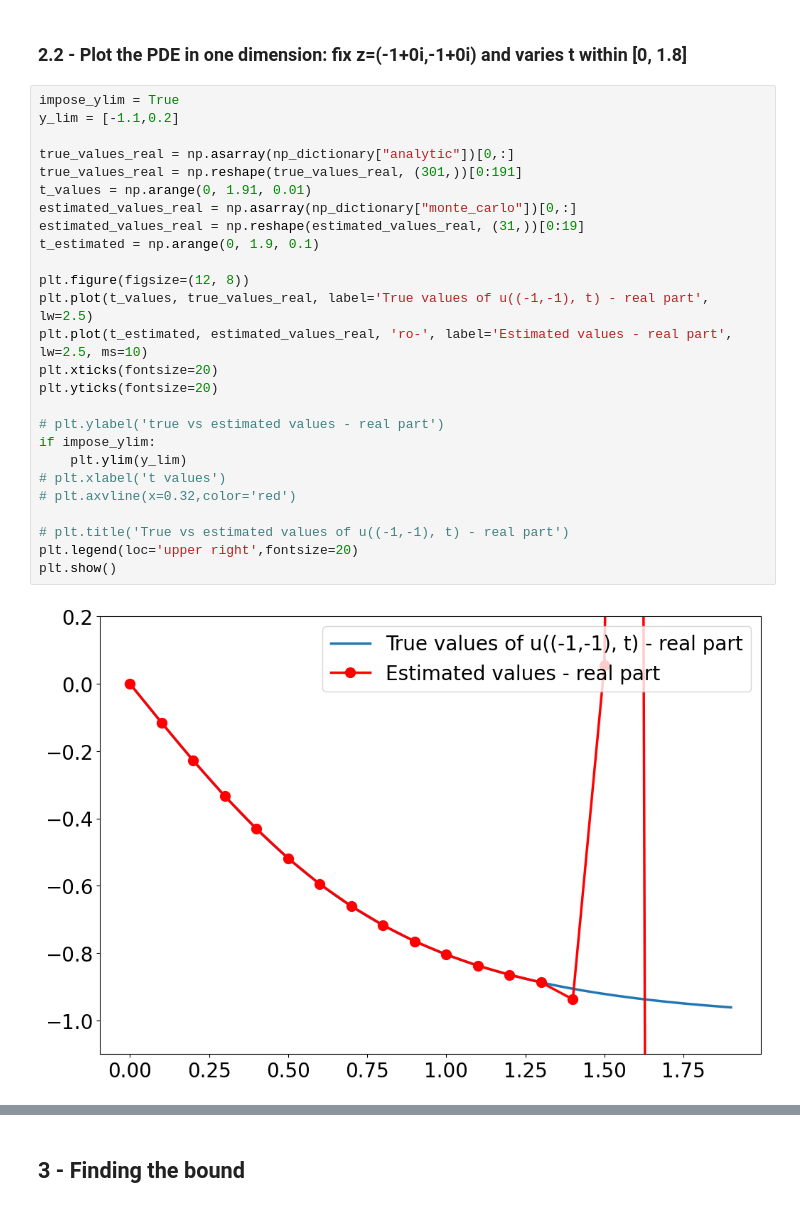
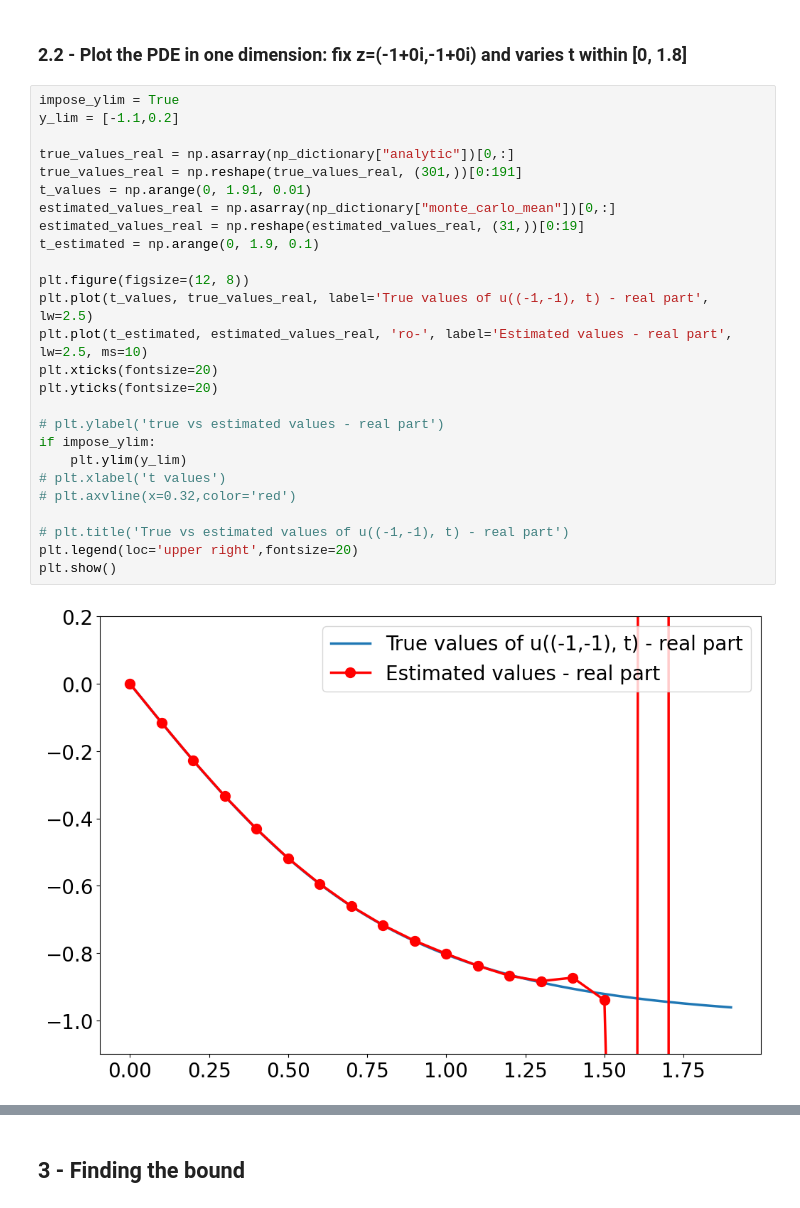
Before and after one commit to chanjuanyin/Nonlinear_Wave_simulations, a Jupyter notebook: Simulation_06/Plot_history.ipynb, the cells around one changed output, grey strips where cells are left out. Saved outputs shown, nothing was run; the diff lists cells and outputs as text.

```diff
--- a/Simulation_06/Plot_history.ipynb
+++ b/Simulation_06/Plot_history.ipynb
@@ -56,31 +56,31 @@ for file_name in os_listdir:
 # %%
 impose_ylim = True
 y_lim = [-1.1,0.2]
 
 true_values_real = np.asarray(np_dictionary["analytic"])[0,:]
 true_values_real = np.reshape(true_values_real, (301,))[0:191]
 t_values = np.arange(0, 1.91, 0.01)
-estimated_values_real = np.asarray(np_dictionary["monte_carlo"])[0,:]
+estimated_values_real = np.asarray(np_dictionary["monte_carlo_mean"])[0,:]
 estimated_values_real = np.reshape(estimated_values_real, (31,))[0:19]
 t_estimated = np.arange(0, 1.9, 0.1)
 
 plt.figure(figsize=(12, 8))
 plt.plot(t_values, true_values_real, label='True values of u((-1,-1), t) - real part', lw=2.5)
 plt.plot(t_estimated, estimated_values_real, 'ro-', label='Estimated values - real part', lw=2.5, ms=10)
 plt.xticks(fontsize=20)
 plt.yticks(fontsize=20)
 
 # plt.ylabel('true vs estimated values - real part')
 if impose_ylim:
     plt.ylim(y_lim)
 # plt.xlabel('t values')
 # plt.axvline(x=0.32,color='red')
 
 # plt.title('True vs estimated values of u((-1,-1), t) - real part')
 plt.legend(loc='upper right',fontsize=20)
 plt.show()
 # %% [output]
-[figure, old version]
+[figure, new version]
 # %%
 impose_ylim = True
 y_lim = [-0.7,0]
```
Also changed, not shown: parts of 1 cell of this notebook, 20 other files.
